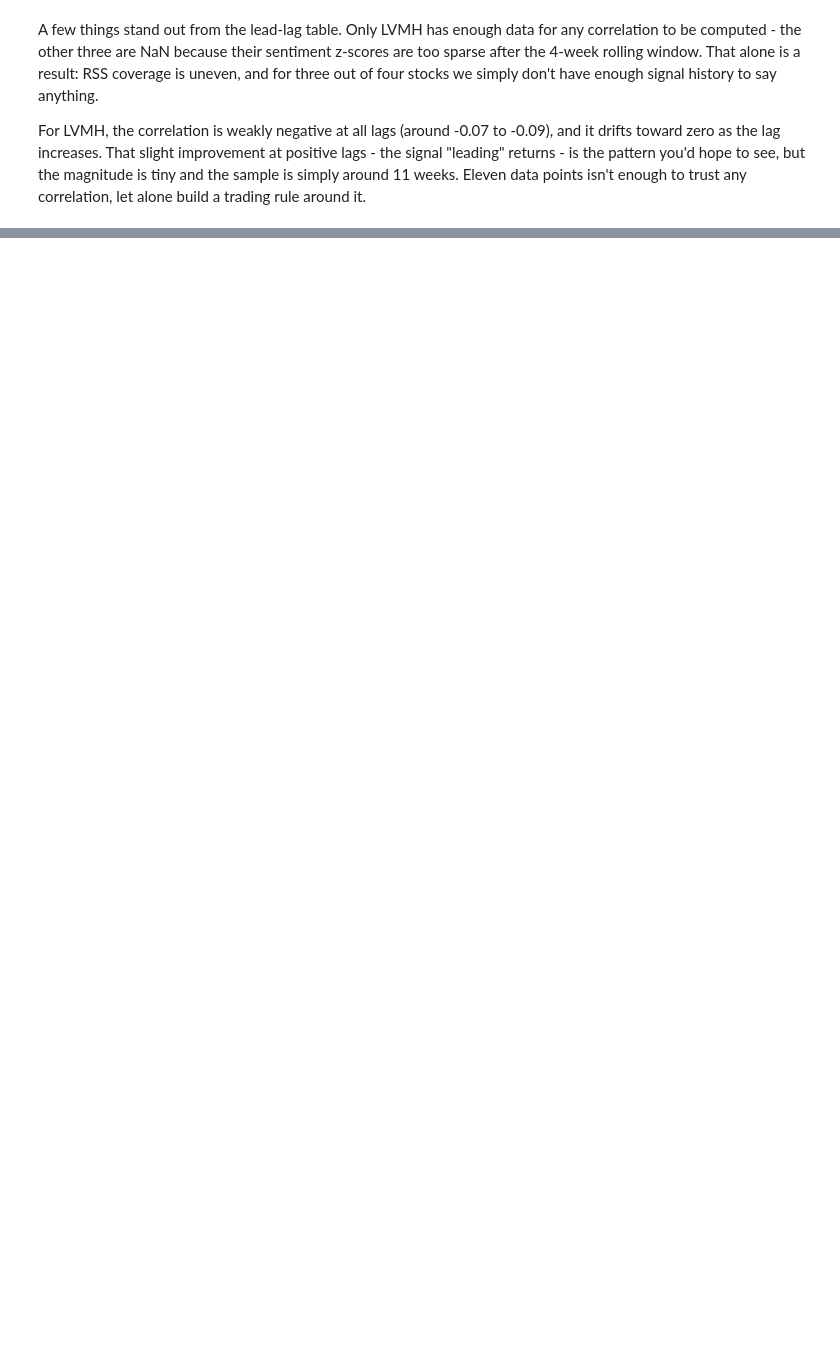
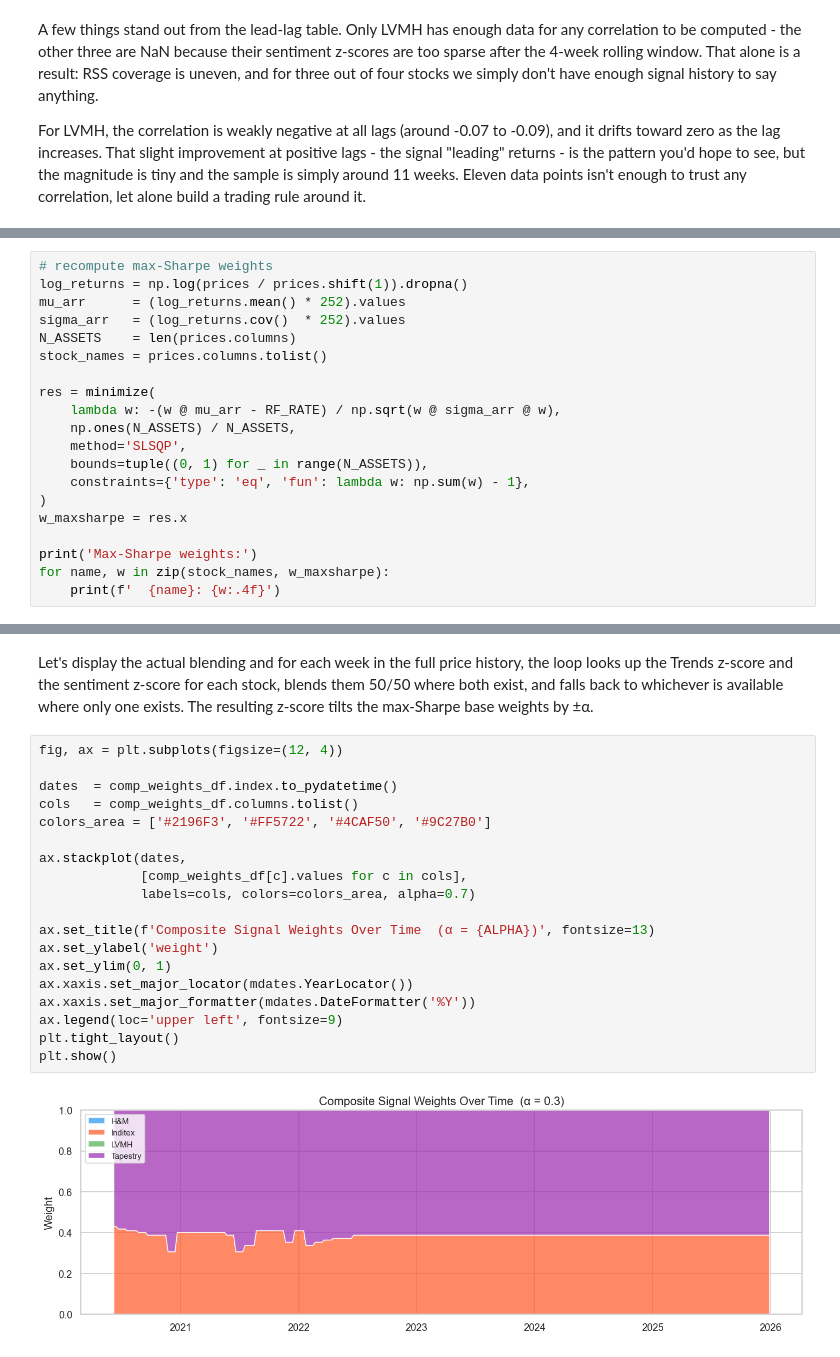
Before and after one commit to radostinaaa/fashion-trends, a Jupyter notebook: 5_sentiment_signal.ipynb, the cells around one changed output, grey strips where cells are left out. Saved outputs shown, nothing was run; the diff lists cells and outputs as text; blank space fills up the shorter version.

Commit message:
build composite signal blending Trends and sentiment z-scores into weekly portfolio weights

```diff
--- a/5_sentiment_signal.ipynb
+++ b/5_sentiment_signal.ipynb
@@ -349,0 +386,20 @@ else:
+# %%
+# recompute max-Sharpe weights
+log_returns = np.log(prices / prices.shift(1)).dropna()
+mu_arr      = (log_returns.mean() * 252).values
+sigma_arr   = (log_returns.cov()  * 252).values
+N_ASSETS    = len(prices.columns)
+stock_names = prices.columns.tolist()
+
+res = minimize(
+    lambda w: -(w @ mu_arr - RF_RATE) / np.sqrt(w @ sigma_arr @ w),
+    np.ones(N_ASSETS) / N_ASSETS,
+    method='SLSQP',
+    bounds=tuple((0, 1) for _ in range(N_ASSETS)),
+    constraints={'type': 'eq', 'fun': lambda w: np.sum(w) - 1},
+)
+w_maxsharpe = res.x
+
+print('Max-Sharpe weights:')
+for name, w in zip(stock_names, w_maxsharpe):
+    print(f'  {name}: {w:.4f}')
@@ -349,0 +475,23 @@ else:
+# %% [markdown]
+Let's display the actual blending and for each week in the full price history, the loop looks up the Trends z-score and the sentiment z-score for each stock, blends them 50/50 where both exist, and falls back to whichever is available where only one exists. The resulting z-score tilts the max-Sharpe base weights by ±α.
+# %%
+fig, ax = plt.subplots(figsize=(12, 4))
+
+dates  = comp_weights_df.index.to_pydatetime()
+cols   = comp_weights_df.columns.tolist()
+colors_area = ['#2196F3', '#FF5722', '#4CAF50', '#9C27B0']
+
+ax.stackplot(dates,
+             [comp_weights_df[c].values for c in cols],
+             labels=cols, colors=colors_area, alpha=0.7)
+
+ax.set_title(f'Composite Signal Weights Over Time  (α = {ALPHA})', fontsize=13)
+ax.set_ylabel('weight')
+ax.set_ylim(0, 1)
+ax.xaxis.set_major_locator(mdates.YearLocator())
+ax.xaxis.set_major_formatter(mdates.DateFormatter('%Y'))
+ax.legend(loc='upper left', fontsize=9)
+plt.tight_layout()
+plt.show()
+# %% [output]
+[figure, added]
```
Also changed, not shown: parts of 12 cells of this notebook, 2 other files.
